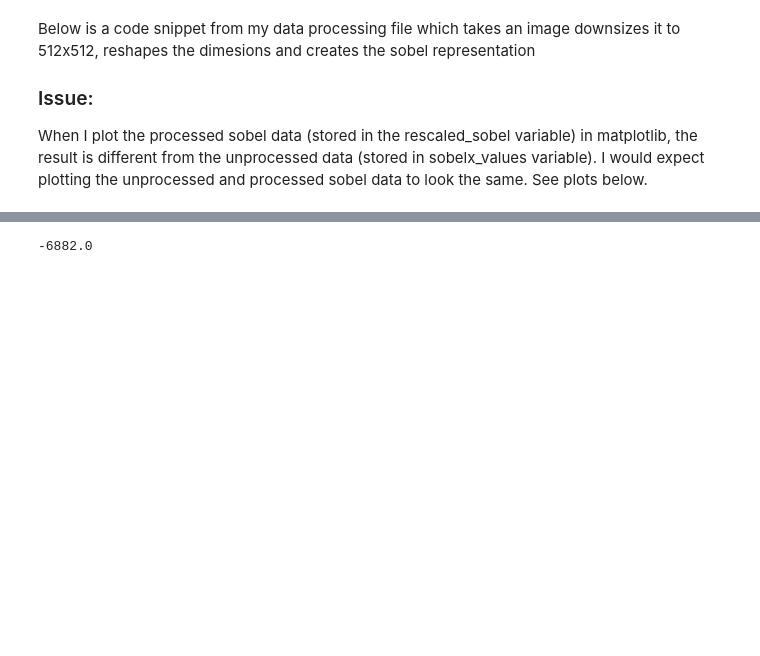
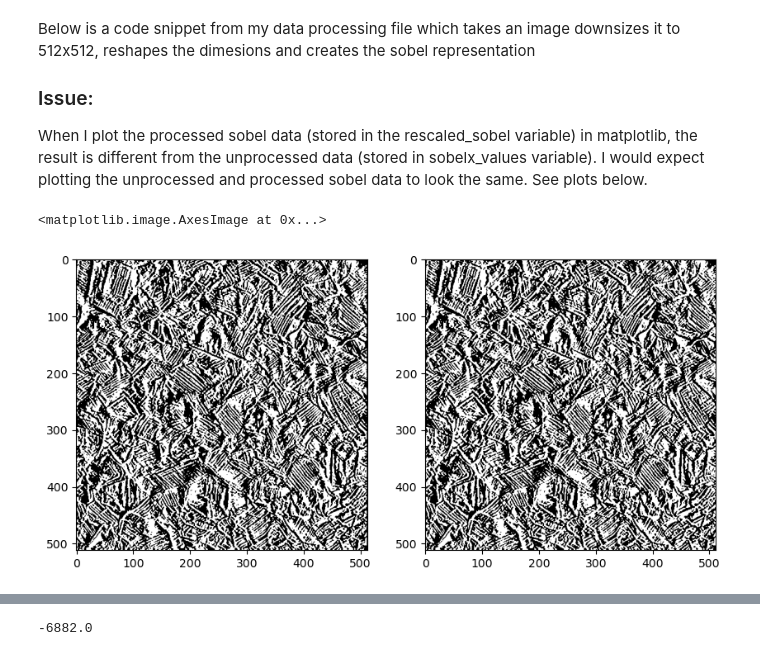
Before and after one commit to B-e-a-t-rice/Sheet-Formability, a Jupyter notebook: check_sobel_data2.ipynb, the cells around one changed output, grey strips where cells are left out. Saved outputs shown, nothing was run; the diff lists cells and outputs as text; code cells hidden in the pictures; blank space fills up the shorter version.

```diff
--- a/check_sobel_data2.ipynb
+++ b/check_sobel_data2.ipynb
@@ -26,0 +25,7 @@ rescaled_sobel = (sobelx_array-min_sobel)/(max_sobel-min_sobel) # perform normal
+# %%
+f, ax = plt.subplots(1,2,figsize=(10,10))
+ax[0].imshow(sobelx_values, cmap='grey')
+ax[1].imshow(sobelx_array, cmap='grey')
+# %% [output]
+<matplotlib.image.AxesImage at 0x...>
+[figure, added]
```
Also changed, not shown: parts of 12 cells of this notebook.
